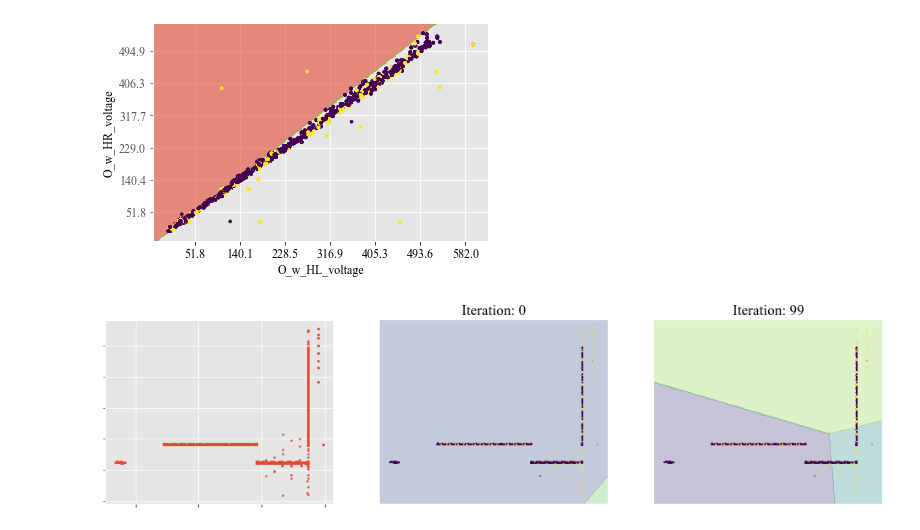
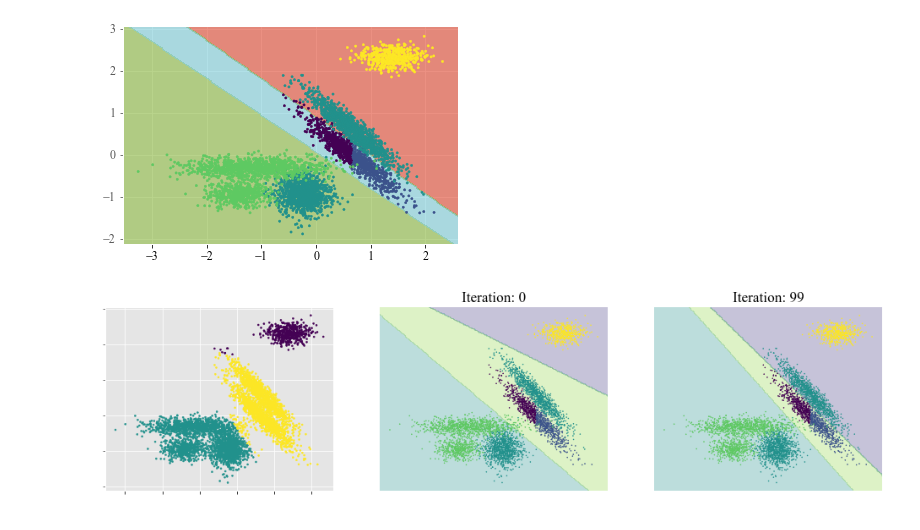
Before and after one commit to simsal0r/mixture-of-decision-trees, a Jupyter notebook: plotting/initialization.ipynb, the cells around one changed output. Saved outputs shown, nothing was run; the diff lists cells and outputs as text; code cells hidden in the pictures.

Commit message:
Visualization for initalization methods

```diff
--- a/plotting/initialization.ipynb
+++ b/plotting/initialization.ipynb
@@ -17,8 +17,8 @@ plt.rcParams['text.color'] = COLOR
 plt.rcParams['axes.labelcolor'] = COLOR
 plt.rcParams['xtick.color'] = COLOR
 # %%
-#data_input = pickle.load(open("../datasets/generated6_input.np", "rb"))
-#data_target = pickle.load(open("../datasets/generated6_target.np", "rb"))
+data_input = pickle.load(open("../datasets/generated6_input.np", "rb"))
+data_target = pickle.load(open("../datasets/generated6_target.np", "rb"))
 #data_input = pickle.load(open("../datasets/iris_input.pd", "rb"))
 #data_target = pickle.load(open("../datasets/iris_target.pd", "rb"))
 #data_input = pickle.load(open("../datasets/breast_cancer_input.np", "rb"))
@@ -29,8 +29,8 @@ plt.rcParams['xtick.color'] = COLOR
 #data_target = pickle.load(open("../datasets/banknote_target.pd", "rb"))
 #data_input = pickle.load(open("../datasets/cars_input.pd", "rb"))
 #data_target = pickle.load(open("../datasets/cars_target.pd", "rb"))
-data_input = pickle.load(open("../datasets/hrss_input.pd", "rb"))
-data_target = pickle.load(open("../datasets/hrss_target.pd", "rb"))
+#data_input = pickle.load(open("../datasets/hrss_input.pd", "rb"))
+#data_target = pickle.load(open("../datasets/hrss_target.pd", "rb"))
 parameters = {
     "X": data_input,
     "y": data_target,
@@ -39,7 +39,7 @@ parameters = {
     "max_depth": 2,
     "init_learning_rate": 100,
     "learning_rate_decay": 0.995,
-    "initialization_method": "random",
+    "initialization_method": Kmeans_init(),
     "feature_names": None,
     "class_names": None,
     "use_2_dim_gate_based_on": "feature_importance_lda",
@@ -57,14 +57,8 @@ parameters_fit = {
 modt = MoDT(**parameters)
 modt.fit(**parameters_fit)
 # %%
-print("Max depth:",modt.max_depth)
 print("Accuracy disjoint DTs:", modt.score_internal_disjoint())
 fig = plt.gcf()
 fig.set_size_inches(17,4)
-plt.subplot(1, 3, 1)
-accuracy_line(modt)
-plt.subplot(1, 3, 2)
-plt.plot(modt.all_likelihood)
-plt.subplot(1, 3, 3)
-theta_development(modt)
+plot_training(modt)
 # %% [output]
@@ -113,3 +88,3 @@ array([[-0.54351298, -0.56341438],
 # %%
-plot_gating(modt,iteration=modt.best_iteration,title=False,axis_digits=True,inverse_transform_standardization=True)
+plot_gating(modt,iteration=modt.best_iteration,title=False,axis_digits=True,inverse_transform_standardization=False)
 # %% [output]
@@ -116,4 +92,4 @@ plot_gating(modt,iteration=modt.best_iteration,title=False,axis_digits=True,inve
-[figure, old version]
+[figure, new version]
 # %%
 fig = plt.gcf()
 fig.set_size_inches(16.5, 4)
@@ -132,7 +108,7 @@ visualize_gating(modt,iteration=0, axis_ticks=True)
 plt.subplot(1, 3, 3)
 visualize_gating(modt,iteration=modt.completed_iterations, axis_ticks=True)
 # %% [output]
-[figure, old version]
+[figure, new version]
 # %%
 if parameters["X"].shape[1] == 2:
     fig = plt.gcf()
```
Also changed, not shown: parts of 10 cells of this notebook, 14 other files.
